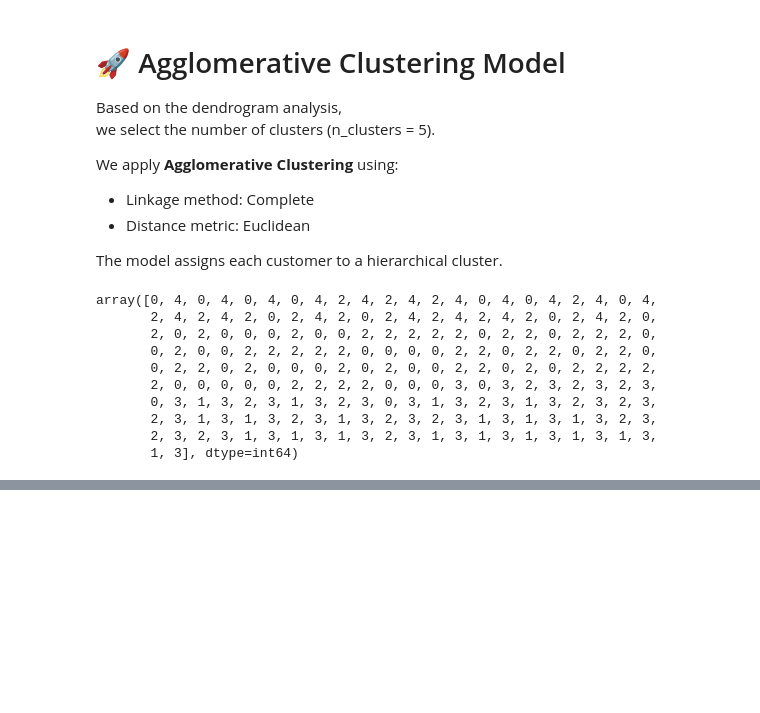
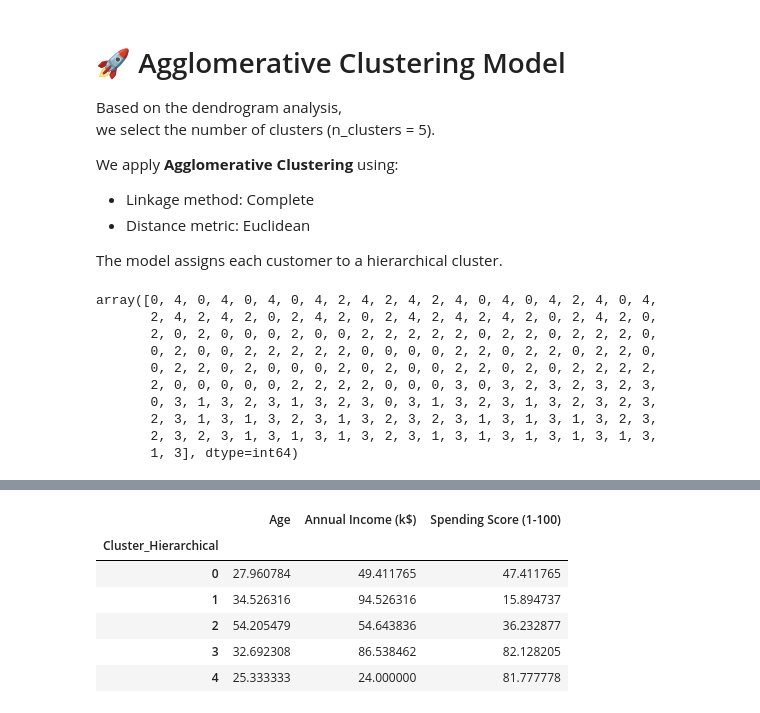
Before and after one commit to M-H-Tabatabai/Customer-Segmentation-Clustering, a Jupyter notebook: hierarchical/hierarchical.ipynb, the cells around one changed output, grey strips where cells are left out. Cells and saved outputs as stored; diff of their text form; code cells hidden in the pictures; blank space fills up the shorter version.

```diff
--- a/hierarchical/hierarchical.ipynb
+++ b/hierarchical/hierarchical.ipynb
@@ -234,0 +246,13 @@ array([0, 4, 0, 4, 0, 4, 0, 4, 2, 4, 2, 4, 2, 4, 0, 4, 0, 4, 2, 4, 0, 4,
+# %%
+# Cluster profiling
+cluster_summary_hc = df.groupby("Cluster_Hierarchical").mean(numeric_only=True)
+
+cluster_summary_hc
+# %% [output]
+|  | Age | Annual Income (k$) | Spending Score (1-100) |
+| Cluster_Hierarchical |  |  |  |
+| 0 | 27.960784 | 49.411765 | 47.411765 |
+| 1 | 34.526316 | 94.526316 | 15.894737 |
+| 2 | 54.205479 | 54.643836 | 36.232877 |
+| 3 | 32.692308 | 86.538462 | 82.128205 |
+| 4 | 25.333333 | 24.000000 | 81.777778 |
```
Also changed, not shown: parts of 2 cells of this notebook.
